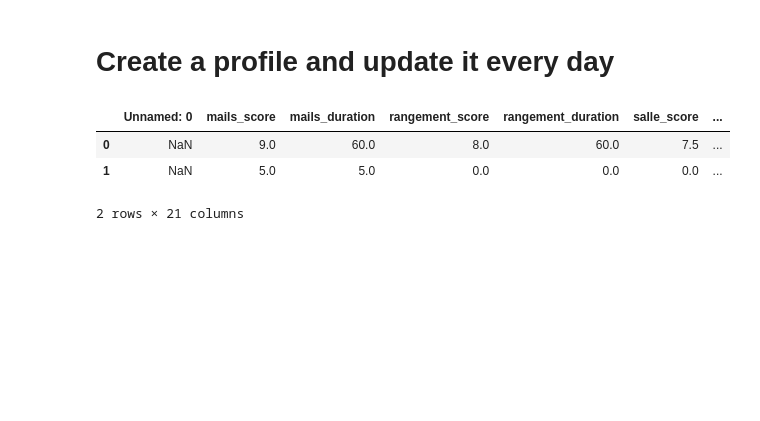
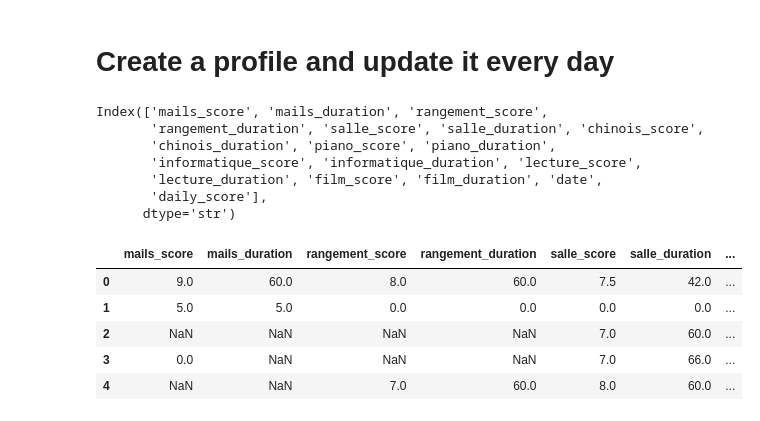
Before and after one commit to jilemsl/life_calendar, a Jupyter notebook: main.ipynb, the cells around one changed output. Cells and saved outputs as stored; diff of their text form; code cells hidden in the pictures; blank space fills up the shorter version.

```diff
--- a/main.ipynb
+++ b/main.ipynb
@@ -39,10 +40,21 @@ functions.create_profile()
 # %%
 functions.update_score('gilles')
 # %%
-pd.read_csv('data/gilles_profile.csv').head()
 # %% [output]
-|  | Unnamed: 0 | mails_score | mails_duration | rangement_score | rangement_duration | salle_score | ... |
-| 0 | NaN | 9.0 | 60.0 | 8.0 | 60.0 | 7.5 | ... |
-| 1 | NaN | 5.0 | 5.0 | 0.0 | 0.0 | 0.0 | ... |
-2 rows × 21 columns
+Index(['mails_score', 'mails_duration', 'rangement_score',
+       'rangement_duration', 'salle_score', 'salle_duration', 'chinois_score',
+       'chinois_duration', 'piano_score', 'piano_duration',
+       'informatique_score', 'informatique_duration', 'lecture_score',
+       'lecture_duration', 'film_score', 'film_duration', 'date',
+       'daily_score'],
+      dtype='str')
+# %%
+df.head()
+# %% [output]
+|  | mails_score | mails_duration | rangement_score | rangement_duration | salle_score | salle_duration | ... |
+| 0 | 9.0 | 60.0 | 8.0 | 60.0 | 7.5 | 42.0 | ... |
+| 1 | 5.0 | 5.0 | 0.0 | 0.0 | 0.0 | 0.0 | ... |
+| 2 | NaN | NaN | NaN | NaN | 7.0 | 60.0 | ... |
+| 3 | 0.0 | NaN | NaN | NaN | 7.0 | 66.0 | ... |
+| 4 | NaN | NaN | 7.0 | 60.0 | 8.0 | 60.0 | ... |
 # %%
```
Also changed, not shown: parts of 2 cells of this notebook, 9 other files.
